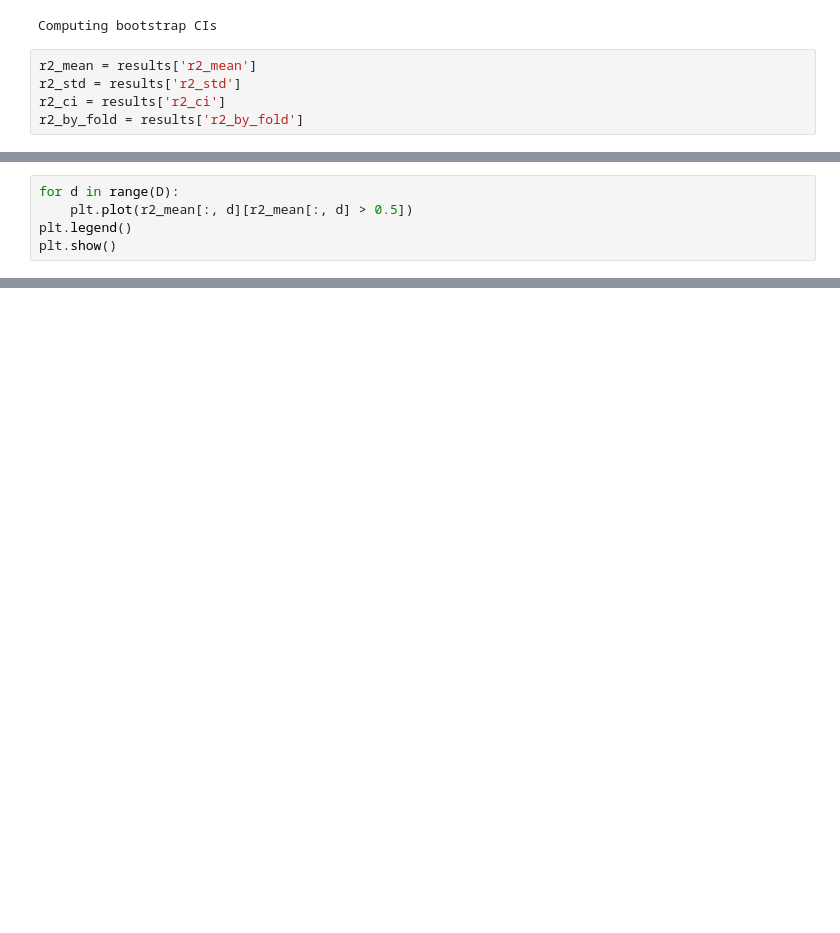
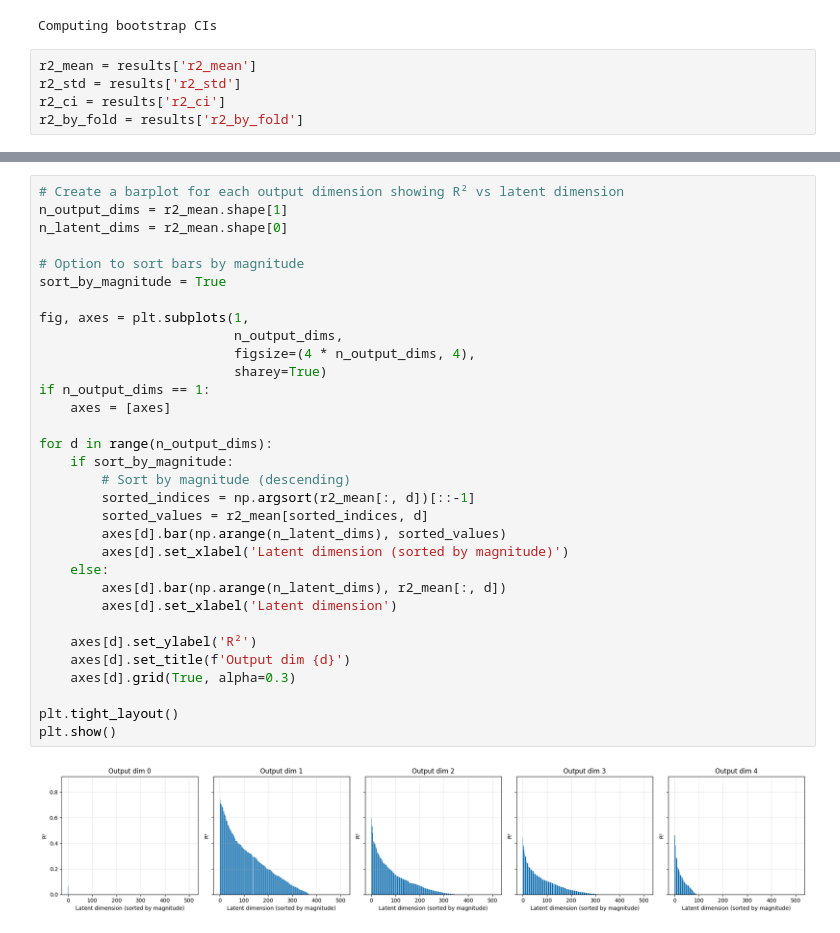
Before and after one commit to dynamical-inference/tdmpc2, a Jupyter notebook: tdmpc2/analysis/analysis_initial_conditions.ipynb, the cells around one changed output, grey strips where cells are left out. Saved outputs shown, nothing was run; the diff lists cells and outputs as text; blank space fills up the shorter version.

```diff
--- a/tdmpc2/analysis/analysis_initial_conditions.ipynb
+++ b/tdmpc2/analysis/analysis_initial_conditions.ipynb
@@ -688,5 +455,0 @@ array([0.        , 0.        , 0.        , 0.        , 0.        ,
-# %%
-for d in range(D):
-    plt.plot(r2_mean[:, d][r2_mean[:, d] > 0.5])
-plt.legend()
-plt.show()
@@ -754,0 +456,34 @@ Intercept: [ 0.01613282  0.01350241  0.00259791 -0.16835204 -0.22382201]
+# %%
+# Create a barplot for each output dimension showing R² vs latent dimension
+n_output_dims = r2_mean.shape[1]
+n_latent_dims = r2_mean.shape[0]
+
+# Option to sort bars by magnitude
+sort_by_magnitude = True
+
+fig, axes = plt.subplots(1,
+                         n_output_dims,
+                         figsize=(4 * n_output_dims, 4),
+                         sharey=True)
+if n_output_dims == 1:
+    axes = [axes]
+
+for d in range(n_output_dims):
+    if sort_by_magnitude:
+        # Sort by magnitude (descending)
+        sorted_indices = np.argsort(r2_mean[:, d])[::-1]
+        sorted_values = r2_mean[sorted_indices, d]
+        axes[d].bar(np.arange(n_latent_dims), sorted_values)
+        axes[d].set_xlabel('Latent dimension (sorted by magnitude)')
+    else:
+        axes[d].bar(np.arange(n_latent_dims), r2_mean[:, d])
+        axes[d].set_xlabel('Latent dimension')
+
+    axes[d].set_ylabel('R²')
+    axes[d].set_title(f'Output dim {d}')
+    axes[d].grid(True, alpha=0.3)
+
+plt.tight_layout()
+plt.show()
+# %% [output]
+[figure, added]
```
Also changed, not shown: parts of 27 cells of this notebook.
